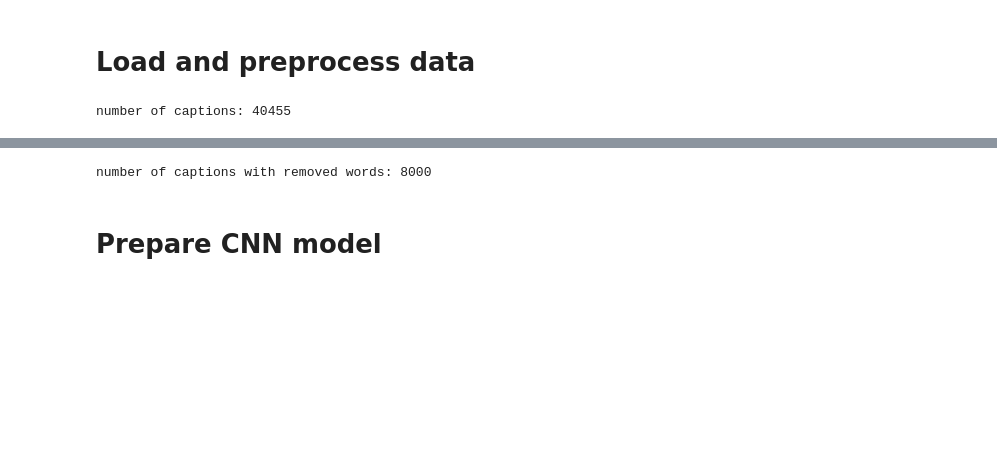
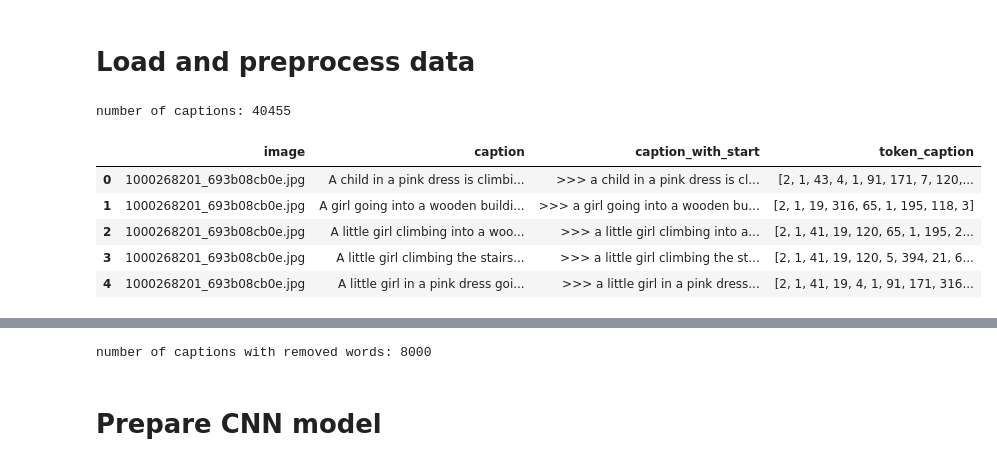
Before and after one commit to LindeBee/scalableML, a Jupyter notebook: lab2/lab2.ipynb, the cells around one changed output, grey strips where cells are left out. Saved outputs shown, nothing was run; the diff lists cells and outputs as text; code cells hidden in the pictures; blank space fills up the shorter version.

```diff
--- a/lab2/lab2.ipynb
+++ b/lab2/lab2.ipynb
@@ -22,14 +22,22 @@ data["caption_with_start"] = ">>> " + data["caption"].str.lower()
 # %%
 # Tokenize captions, keeping all words that appear at least 5 times
 tokenizer = tf.keras.preprocessing.text.Tokenizer(filters = '') # don't filter punctuation
 tokenizer.fit_on_texts(data["caption_with_start"])
 
 count_thres = 5
 low_count_words = [w for w,c in tokenizer.word_counts.items() if c < count_thres]
 for w in low_count_words:
     del tokenizer.word_index[w]
     del tokenizer.word_docs[w]
     del tokenizer.word_counts[w]
 
 data["token_caption"] = tokenizer.texts_to_sequences(data["caption_with_start"])
-# data.head()
+
+data.head()
+# %% [output]
+|  | image | caption | caption_with_start | token_caption |
+| 0 | 1000268201_693b08cb0e.jpg | A child in a pink dress is climbi... | >>> a child in a pink dress is cl... | [2, 1, 43, 4, 1, 91, 171, 7, 120,... |
+| 1 | 1000268201_693b08cb0e.jpg | A girl going into a wooden buildi... | >>> a girl going into a wooden bu... | [2, 1, 19, 316, 65, 1, 195, 118, 3] |
+| 2 | 1000268201_693b08cb0e.jpg | A little girl climbing into a woo... | >>> a little girl climbing into a... | [2, 1, 41, 19, 120, 65, 1, 195, 2... |
+| 3 | 1000268201_693b08cb0e.jpg | A little girl climbing the stairs... | >>> a little girl climbing the st... | [2, 1, 41, 19, 120, 5, 394, 21, 6... |
+| 4 | 1000268201_693b08cb0e.jpg | A little girl in a pink dress goi... | >>> a little girl in a pink dress... | [2, 1, 41, 19, 4, 1, 91, 171, 316... |
```
Also changed, not shown: parts of 6 cells of this notebook.
